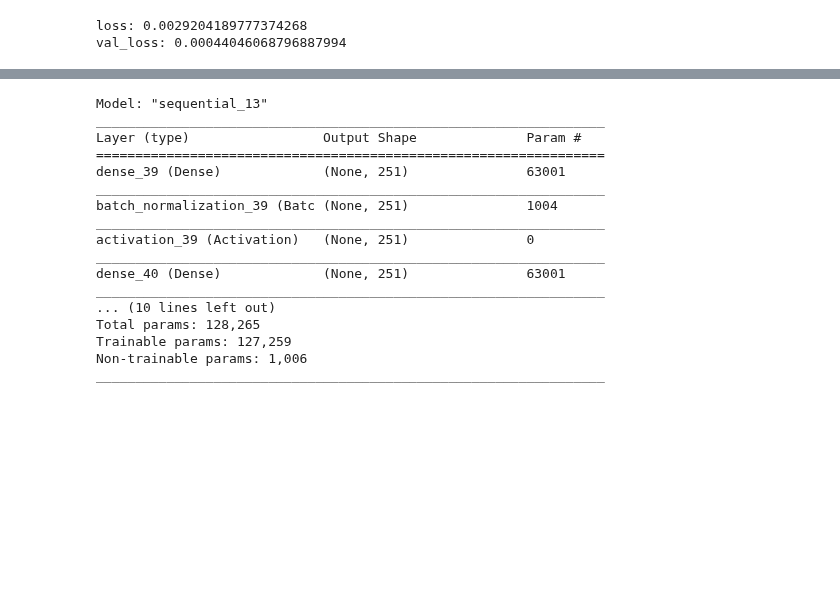
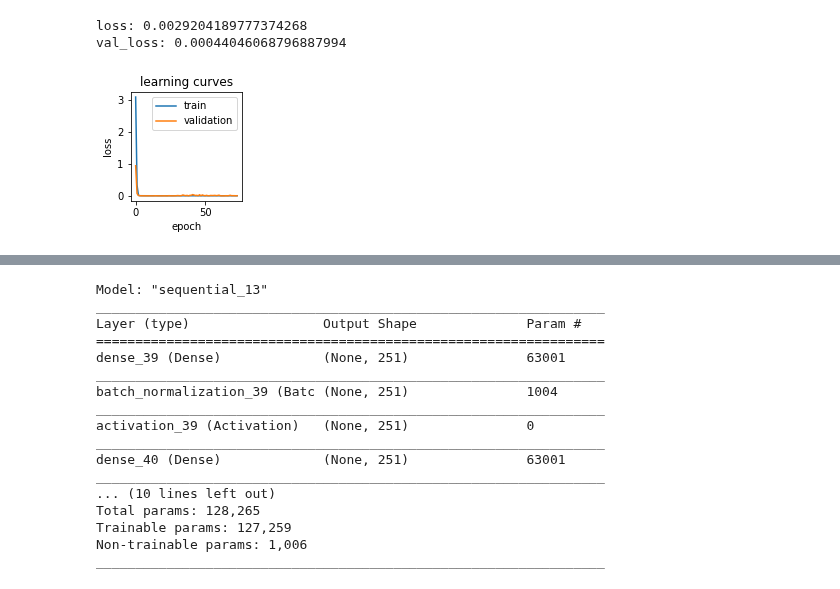
Before and after one commit to yossi-cohen/preferential-attachment, a Jupyter notebook: notebooks/yulesimon-trial2.ipynb, the cells around one changed output, grey strips where cells are left out. Saved outputs shown, nothing was run; the diff lists cells and outputs as text; code cells hidden in the pictures; blank space fills up the shorter version.

```diff
--- a/notebooks/yulesimon-trial2.ipynb
+++ b/notebooks/yulesimon-trial2.ipynb
@@ -369,3 +369,7 @@ plot_learning_curves(h2)
 [figure]
 loss: 0.0029204189777374268
 val_loss: 0.00044046068796887994
+# %%
+plot_learning_curves(h3)
+# %% [output]
+[figure, added]
```
Also changed, not shown: parts of 1 cell of this notebook.
